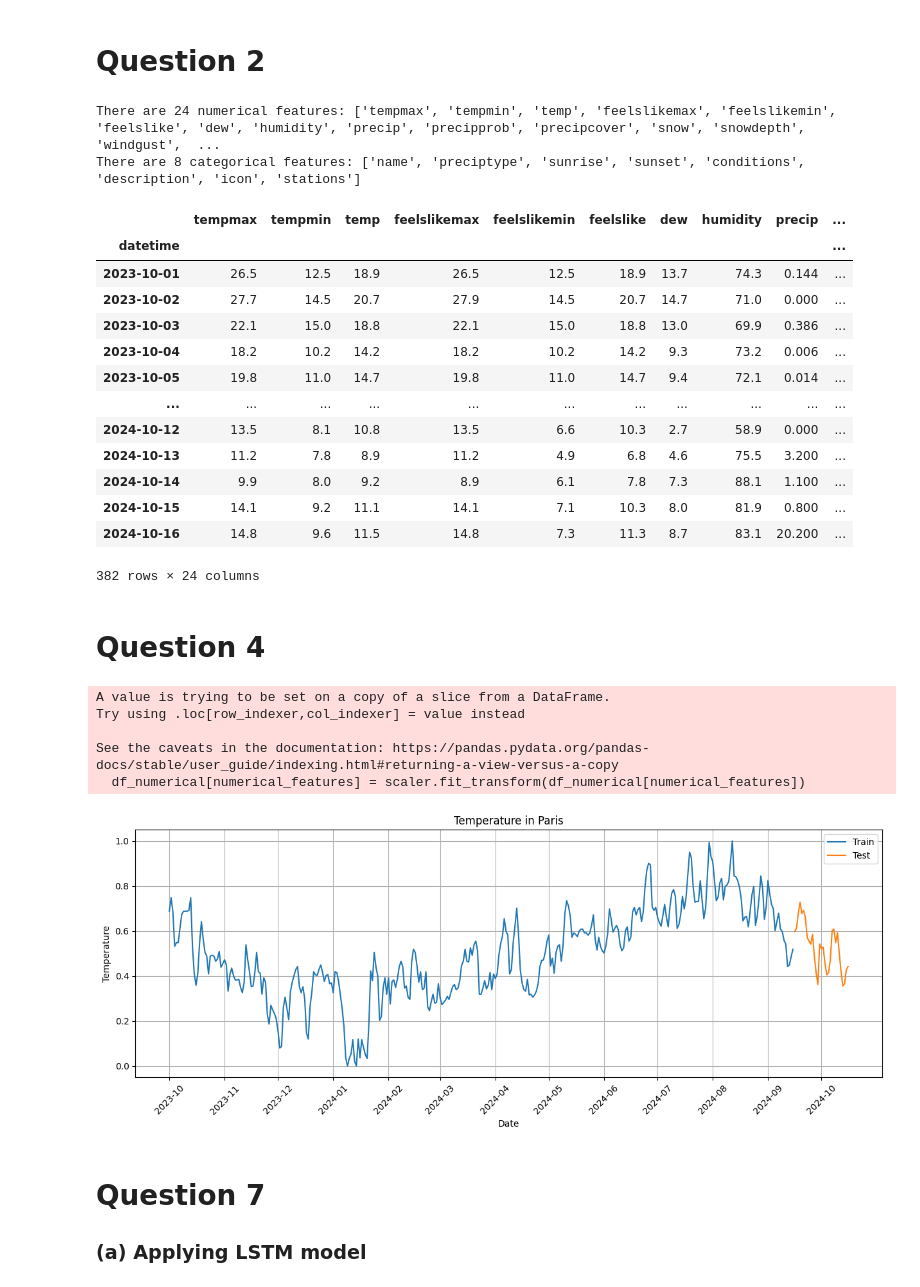
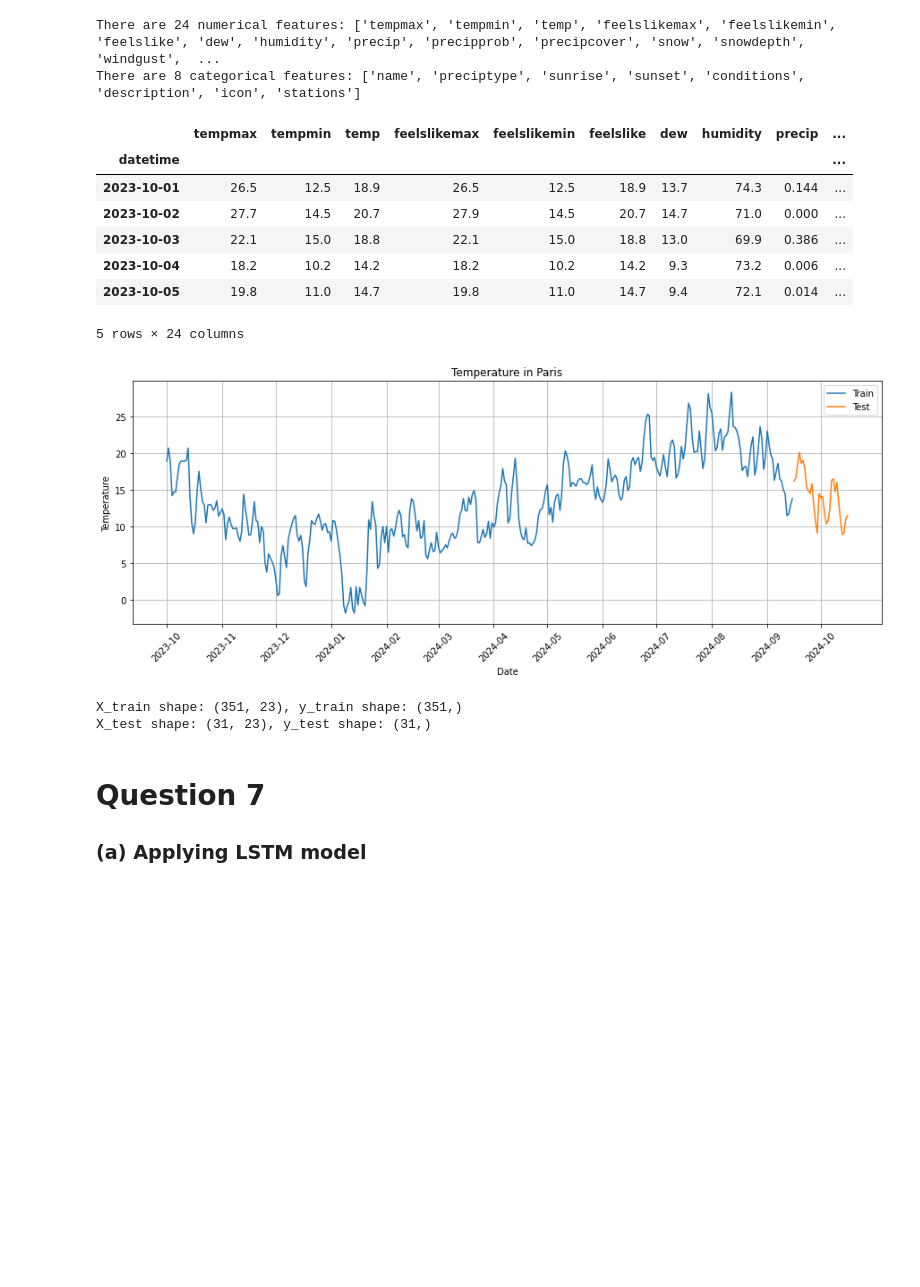
Before and after one commit to longle0702/lstm-predict-paris-temp, a Jupyter notebook: time_series_group_4.ipynb, the cells around one changed output. Drawn from its saved outputs; the diff is of its cells as text; code cells hidden in the pictures; blank space fills up the shorter version.

```diff
--- a/time_series_group_4.ipynb
+++ b/time_series_group_4.ipynb
@@ -46,3 +42 @@ plt.show()
-# %% [markdown]
-# Question 2
 # %%
@@ -64,27 +59,20 @@ There are 24 numerical features: ['tempmax', 'tempmin', 'temp', 'feelslikemax',
 There are 8 categorical features: ['name', 'preciptype', 'sunrise', 'sunset', 'conditions', 'description', 'icon', 'stations']
 # %%
 df_numerical = df[numerical_features]
-df_numerical
+df_numerical.head()
 # %% [output]
 |  | tempmax | tempmin | temp | feelslikemax | feelslikemin | feelslike | dew | humidity | precip | ... |
 | datetime |  |  |  |  |  |  |  |  |  | ... |
 | 2023-10-01 | 26.5 | 12.5 | 18.9 | 26.5 | 12.5 | 18.9 | 13.7 | 74.3 | 0.144 | ... |
 | 2023-10-02 | 27.7 | 14.5 | 20.7 | 27.9 | 14.5 | 20.7 | 14.7 | 71.0 | 0.000 | ... |
 | 2023-10-03 | 22.1 | 15.0 | 18.8 | 22.1 | 15.0 | 18.8 | 13.0 | 69.9 | 0.386 | ... |
 | 2023-10-04 | 18.2 | 10.2 | 14.2 | 18.2 | 10.2 | 14.2 | 9.3 | 73.2 | 0.006 | ... |
 | 2023-10-05 | 19.8 | 11.0 | 14.7 | 19.8 | 11.0 | 14.7 | 9.4 | 72.1 | 0.014 | ... |
-| ... | ... | ... | ... | ... | ... | ... | ... | ... | ... | ... |
-| 2024-10-12 | 13.5 | 8.1 | 10.8 | 13.5 | 6.6 | 10.3 | 2.7 | 58.9 | 0.000 | ... |
-| 2024-10-13 | 11.2 | 7.8 | 8.9 | 11.2 | 4.9 | 6.8 | 4.6 | 75.5 | 3.200 | ... |
-| 2024-10-14 | 9.9 | 8.0 | 9.2 | 8.9 | 6.1 | 7.8 | 7.3 | 88.1 | 1.100 | ... |
-| 2024-10-15 | 14.1 | 9.2 | 11.1 | 14.1 | 7.1 | 10.3 | 8.0 | 81.9 | 0.800 | ... |
-| 2024-10-16 | 14.8 | 9.6 | 11.5 | 14.8 | 7.3 | 11.3 | 8.7 | 83.1 | 20.200 | ... |
-382 rows × 24 columns
+5 rows × 24 columns
-# %% [markdown]
-# Question 4
 # %%
-scaler = MinMaxScaler()
-df_numerical[numerical_features] = scaler.fit_transform(df_numerical[numerical_features])
+# # 4
+# scaler = MinMaxScaler()
+# df_numerical[numerical_features] = scaler.fit_transform(df_numerical[numerical_features])
 train_set = df_numerical[df_numerical.index <= pd.Timestamp('2024-09-15')]
 test_set = df_numerical[df_numerical.index > pd.Timestamp('2024-09-15')]
 plt.figure(figsize=(15, 5))
@@ -97,13 +85,27 @@ plt.xticks(pd.date_range(start=df_numerical.index.min(), end=df_numerical.index.
 plt.grid()
 plt.legend()
 plt.show()
+
+X = df_numerical[['tempmax', 'tempmin', 'feelslikemax', 'feelslikemin', 'feelslike',
+                  'dew', 'humidity', 'precip', 'precipprob', 'precipcover', 'snow',
+                  'snowdepth', 'windgust', 'windspeed', 'winddir', 'sealevelpressure',
+                  'cloudcover', 'visibility', 'solarradiation', 'solarenergy',
+                  'uvindex', 'severerisk', 'moonphase']].values
+
+y = df_numerical['temp'].values
+
+train_len = len(train_set)
+X_train = X[:train_len]
+X_test = X[train_len:]
+y_train = y[:train_len]
+y_test = y[train_len:]
+
+print(f"X_train shape: {X_train.shape}, y_train shape: {y_train.shape}")
+print(f"X_test shape: {X_test.shape}, y_test shape: {y_test.shape}")
 # %% [output]
+[figure, new version]
-A value is trying to be set on a copy of a slice from a DataFrame.
-Try using .loc[row_indexer,col_indexer] = value instead
-
-See the caveats in the documentation: https://pandas.pydata.org/pandas-docs/stable/user_guide/indexing.html#returning-a-view-versus-a-copy
-  df_numerical[numerical_features] = scaler.fit_transform(df_numerical[numerical_features])
+X_train shape: (351, 23), y_train shape: (351,)
+X_test shape: (31, 23), y_test shape: (31,)
-[figure, old version]
 # %% [markdown]
 # Question 7
 ### (a) Applying LSTM model
```
Also changed, not shown: parts of 12 cells of this notebook, 4 other files.
